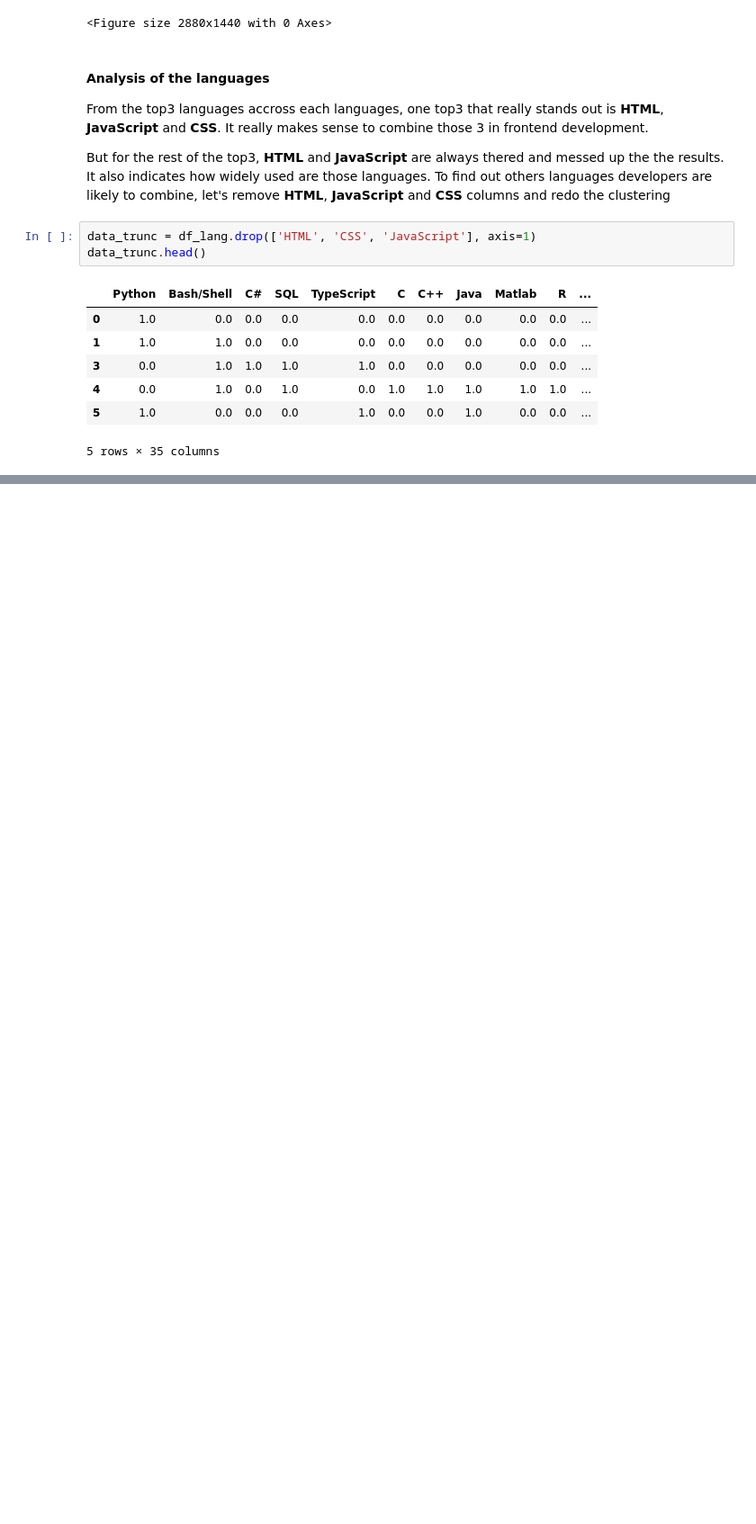
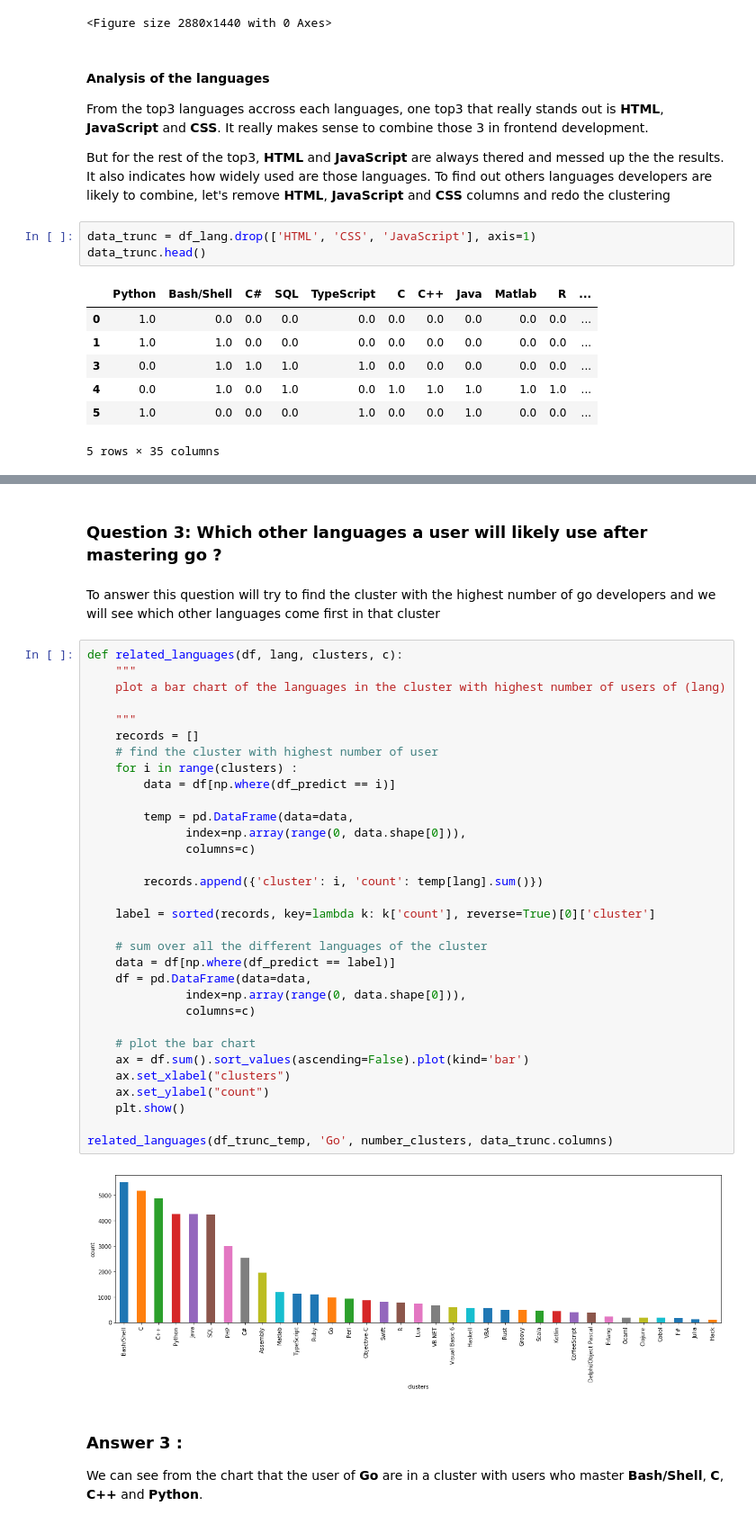
Before and after one commit to kedevked/stackoverflow2018-survey, a Jupyter notebook: stackoverflow_analysis.ipynb, the cells around one changed output, grey strips where cells are left out. Shown at 90% size. Saved outputs shown, nothing was run; the diff lists cells and outputs as text; blank space fills up the shorter version.

```diff
--- a/stackoverflow_analysis.ipynb
+++ b/stackoverflow_analysis.ipynb
@@ -316,0 +382,41 @@ One top3  that really stands out for me here is __Python__, <b>C</b> and __C++__
+# %% [markdown]
+### Question 3: Which other languages a user will likely use after mastering go ?
+# %% [markdown]
+To answer this question will try to find the cluster with the highest number of go developers and we will see which other languages come first in that cluster
+# %%
+def related_languages(df, lang, clusters, c):
+    """
+    plot a bar chart of the languages in the cluster with highest number of users of (lang)
+
+    """
+    records = []
+    # find the cluster with highest number of user
+    for i in range(clusters) :
+        data = df[np.where(df_predict == i)]
+
+        temp = pd.DataFrame(data=data,
+              index=np.array(range(0, data.shape[0])),
+              columns=c)
+
+        records.append({'cluster': i, 'count': temp[lang].sum()})
+
+    label = sorted(records, key=lambda k: k['count'], reverse=True)[0]['cluster']
+
+    # sum over all the different languages of the cluster
+    data = df[np.where(df_predict == label)]
+    df = pd.DataFrame(data=data,
+              index=np.array(range(0, data.shape[0])),
+              columns=c)
+
+    # plot the bar chart
+    ax = df.sum().sort_values(ascending=False).plot(kind='bar')
+    ax.set_xlabel("clusters")
+    ax.set_ylabel("count")
+    plt.show()
+
+related_languages(df_trunc_temp, 'Go', number_clusters, data_trunc.columns)
+# %% [output]
+[figure, added]
+# %% [markdown]
+### Answer 3 :
+We can see from the chart that the user of __Go__ are in a cluster with users who master __Bash/Shell__, <b>C</b>, <b>C++</b> and __Python__.
```
Also changed, not shown: parts of 19 cells of this notebook, 1 other file.
